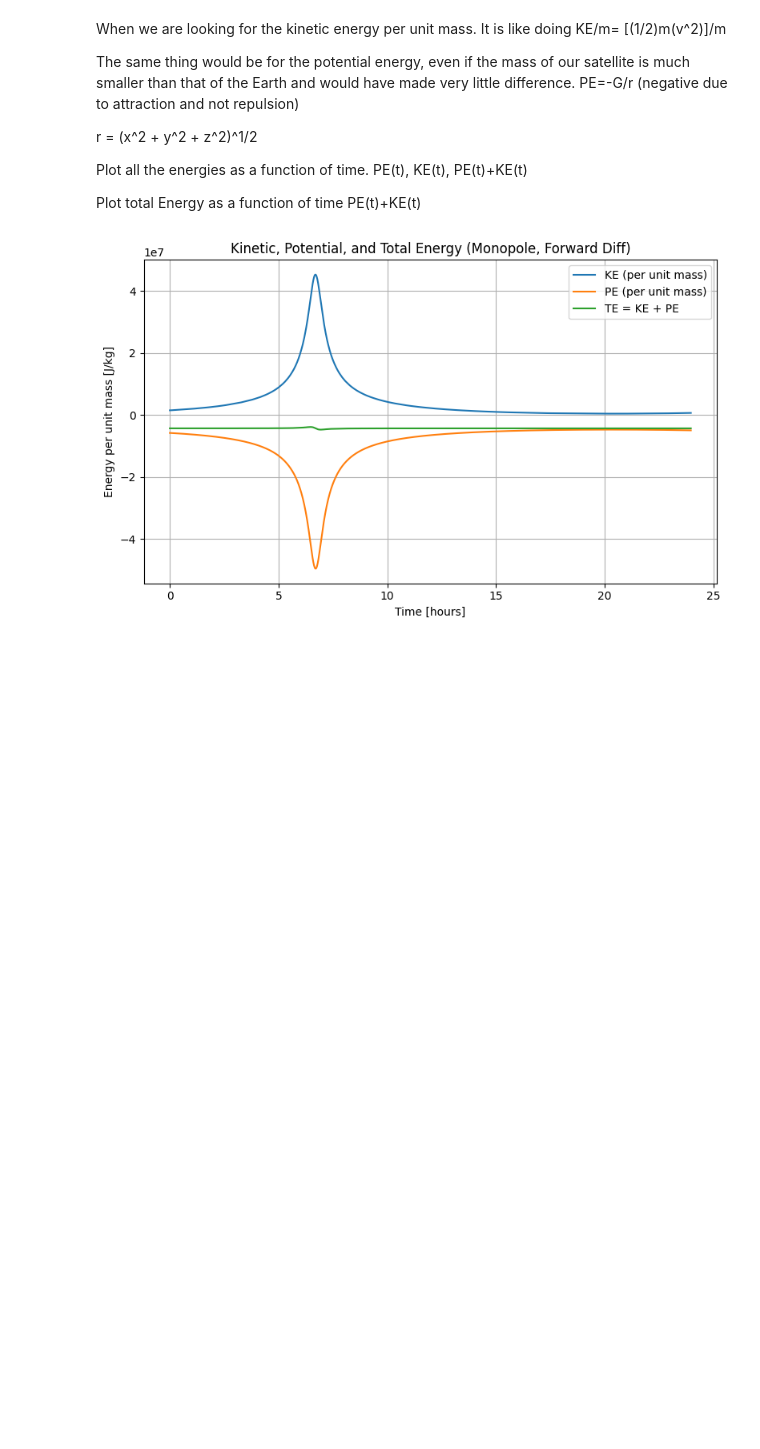
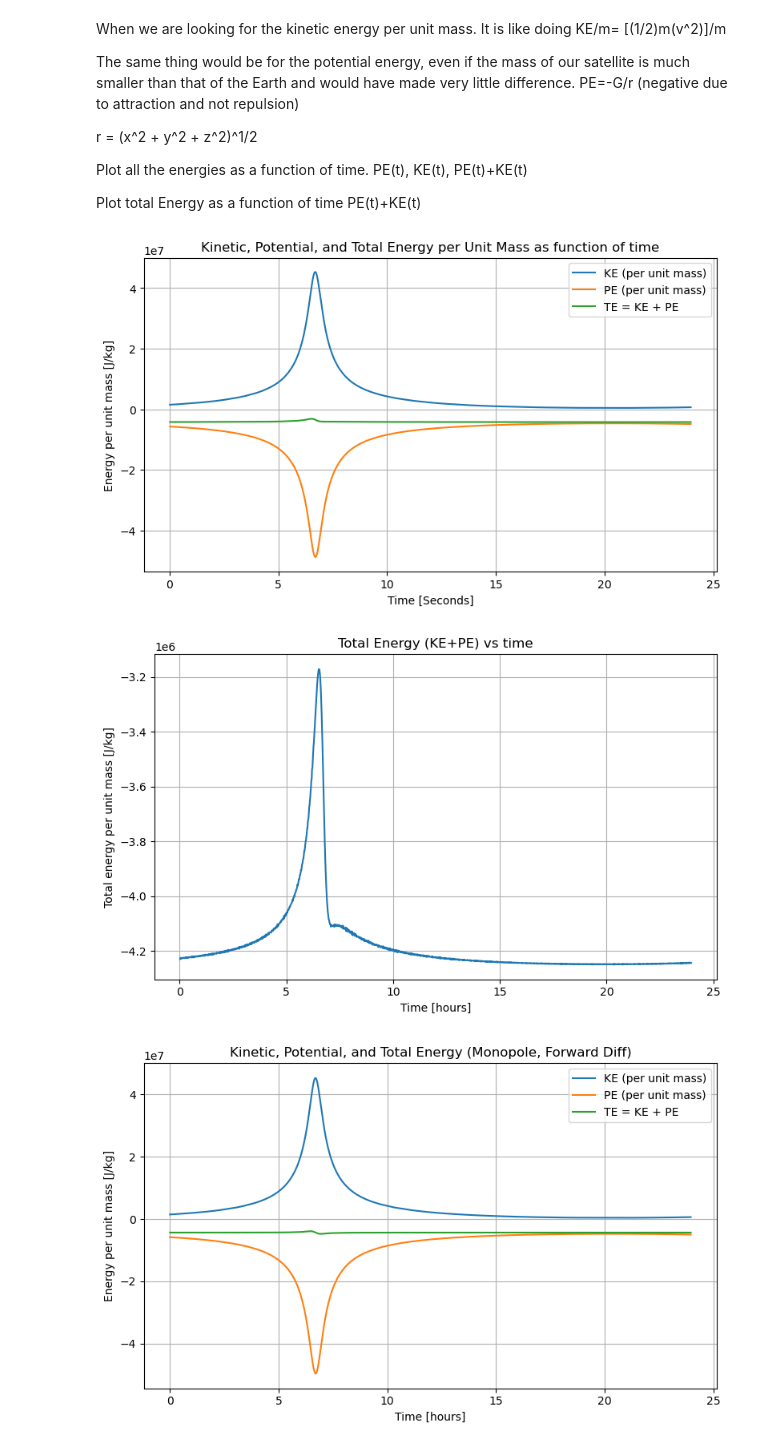
Before and after one commit to SnowyDevo/PHYS481_Assignment_1_2, a Jupyter notebook: Assignment 1 481.ipynb, the cells around one changed output. Saved outputs shown, nothing was run; the diff lists cells and outputs as text; code cells hidden in the pictures; blank space fills up the shorter version.

Commit message:
plots for Q2a and Q2b

```diff
--- a/Assignment 1 481.ipynb
+++ b/Assignment 1 481.ipynb
@@ -154,13 +153,12 @@ def forward_difference(f, x):
     This function assumes that inputs f and x are numpy arrays of length n
     The returned list drops both edge points (first and last element) and thus is of length n-2
     """
-    f_prime = (f[1:] - f[0:-2])/(x[1:]-x[0:-2])
+    f_prime = (f[1:] - f[0:-1])/(x[1:]-x[0:-1])
     return f_prime[1:]
 # %%
 # Question 2
 ME = 5.8722e24  # mass of the earth in kg
 G = 6.6743e-11  # gravitational constant in m^3/kg*s^2
-
 
 def kinetic_energy(vx, vy, vz):
     """function that calculates kinetic energy per unit mass"""
@@ -169,14 +167,53 @@ def kinetic_energy(vx, vy, vz):
 
 def simple_potential_energy(x, y, z):
     """
-    calculates gravitational potential energy assuming a 1/r dependence from an objects cartesian coordinates
+    calculates gravitational potential energy assuming a 1/r dependence from an objects cartesian coordinates.
+    removes both edges from the list (first and last elements
     """
     r = np.sqrt((x**2) + (y**2) + (z**2))
-    return -(G*ME)/r
+    potential = -(G*ME)/r
+    return potential[1:-1]
 
 def total_energy(ke, pe):
     """returns total energy from kinetic energy (ke) and potential energy (pe)"""
     return ke + pe
+# %%
+def q2_plots(t, KE, PE, TE):
+    """Plot KE, PE, TE on the same figure (vs seconds)."""
+    plt.figure(figsize=(8,5))
+    plt.plot(t, KE, label='KE (per unit mass)')
+    plt.plot(t, PE, label='PE (per unit mass)')
+    plt.plot(t, TE, label='TE = KE + PE')
+    plt.xlabel('Time [Seconds]')
+    plt.ylabel('Energy per unit mass [J/kg]')
+    plt.title('Kinetic, Potential, and Total Energy per Unit Mass as function of time')
+    plt.grid(True)
+    plt.legend()
+    plt.tight_layout()
+    plt.show()
+
+    plt.figure(figsize=(8,5))
+    plt.plot(t, TE)
+    plt.xlabel('Time [hours]')
+    plt.ylabel('Total energy per unit mass [J/kg]')
+    plt.title('Total Energy (KE+PE) vs time')
+    plt.grid(True)
+    plt.tight_layout()
+    plt.show()
+
+vx = forward_difference(x_m, t_sec)
+vy = forward_difference(y_m, t_sec)
+vz = forward_difference(z_m, t_sec)
+
+KE = kinetic_energy(vx, vy, vz)
+PE = simple_potential_energy(x_m, y_m, z_m)
+TE = total_energy(KE, PE)
+
+# remove edges from time list as they were removed from energies
+q2_plots(t_H[1:-1], KE, PE, TE)
+# %% [output]
+[figure, added]
+[figure, added]
 # %%
 # ==== Task 2: Energy with forward finite difference (monopole φ = -μ/r) ====
 
```
Also changed, not shown: parts of 3 cells of this notebook.
